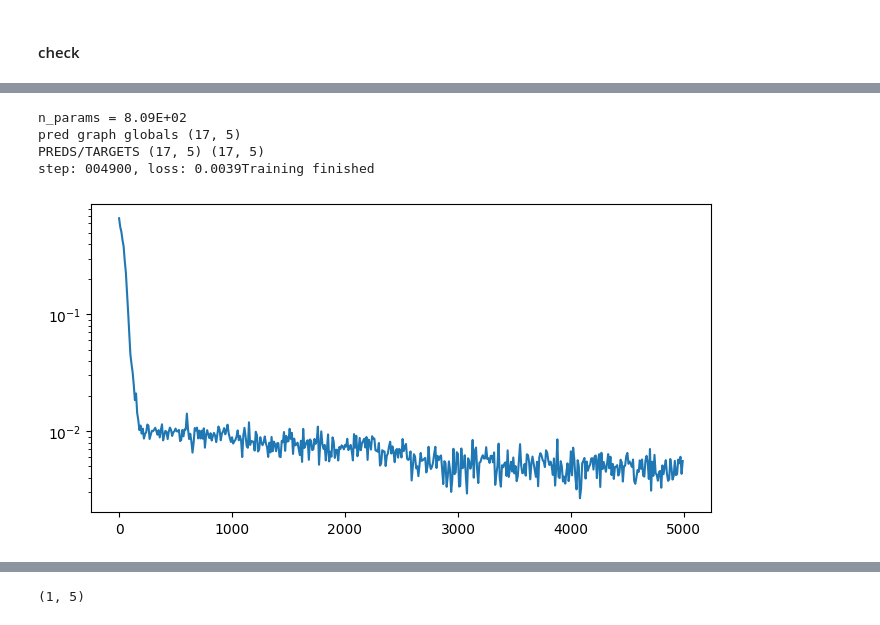
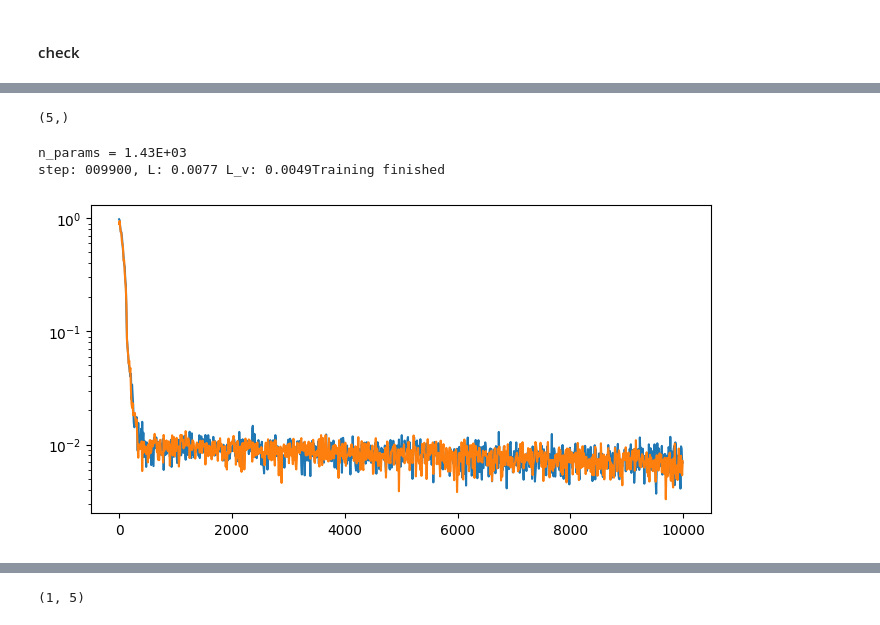
Before and after one commit to homerjed/mnist_graph_net, a Jupyter notebook: gnn_moments.ipynb, the cells around one changed output, grey strips where cells are left out. Drawn from its saved outputs; the diff is of its cells as text; code cells hidden in the pictures.

```diff
--- a/gnn_moments.ipynb
+++ b/gnn_moments.ipynb
@@ -111,14 +110,16 @@ data_dim = np.prod(simulations.shape[1:])
 def make_subgraphs(moments):
     # Vmapping, so this is z-axis
     all_g_z = []
-    for mz in moments:
+    for z, mz in enumerate(moments):
         # print(mz.shape, np.prod(mz.shape))
+        z_ = jnp.asarray([redshifts[z]])
         g_z = jraph.get_fully_connected_graph(
-            node_features=mz.flatten(),
-            n_node_per_graph=np.prod(mz.shape),
+            # Concatenate redshift information to nodes
+            node_features=jnp.concatenate([z_, mz.flatten()]),
+            n_node_per_graph=np.prod(mz.shape) + 1,
             n_graph=1,
             #global_features=parameters, # maybe just parameters for main_graph not subgraphs?
-            add_self_edges=True)
+            add_self_edges=False)
         all_g_z.append(g_z)
     return all_g_z
 
@@ -206,18 +206,21 @@ class LinearResNet(hk.Module):
     self.hidden_sizes = hidden_sizes
     self.activation = activation
     self.activate_final = activate_final
+    self.dropout_rate = 0.1
 
-  def __call__(self, x):
-    # assert x.shape[-1] == self.hidden_size, (
-    #   "Input must be hidden size.")
+  def __call__(self, x, inference=False):
     z = x
     for f in self.hidden_sizes:
       h = self.activation(z)
       h = hk.LayerNorm(**layernorm_kwargs)(h)
       h = hk.Linear(f)(h)
+    #   if not inference:
+    #     h = hk.dropout(hk.next_rng_key(), self.dropout_rate, h)
       h = self.activation(h)
       h = hk.LayerNorm(**layernorm_kwargs)(h)
       h = hk.Linear(f, w_init=jnp.zeros)(h)
+    #   if not inference:
+    #     h = hk.dropout(hk.next_rng_key(), self.dropout_rate, h)
       z = z + h
     return self.activation(z) if self.activate_final else z
 # %% [markdown]
@@ -224,0 +258,20 @@ class LinearResNet(hk.Module):
+# %%
+def net_fn(x, inference=False):
+  net = hk.Sequential([
+    hk.Linear(F),
+    LinearResNet(
+      [F, F, F], activation=jax.nn.tanh)])
+  return net(x)
+
+def get_edge_update_fn(inference):
+    net_fn_ = partial(net_fn, inference=inference)
+    return jraph.concatenated_args(net_fn_)
+
+edge_update_fn_ = get_edge_update_fn(inference=True)
+
+key = jr.PRNGKey(0)
+e = hk.without_apply_rng(hk.transform(edge_update_fn_))
+
+x = jnp.ones((3, 2))
+p = e.init(key, x)
+e.apply(p, x).shape
@@ -477,18 +575,21 @@ before pad (36, 1) (1, 5)
 after pad (8129, 1) (2, 5)
+# %%
+dataset_processed[0]["target"].shape
+# %% [output]
+(5,)
 # %%
-params, losses, accs = train(dataset_processed, num_train_steps=N_STEPS)
+params, train_losses, valid_losses = train(dataset_processed, num_train_steps=N_STEPS)
 # %% [output]
-n_params = 8.09E+02
-pred graph globals (17, 5)
-PREDS/TARGETS (17, 5) (17, 5)
-step: 004900, loss: 0.0039Training finished
+n_params = 1.43E+03
+step: 009900, L: 0.0077 L_v: 0.0049Training finished
 # %%
 fig, ax = plt.subplots(1, 1, dpi=100, figsize=(8.,4.))
 steps = range(0, N_STEPS, 10)
-ax.semilogy(steps, losses[::10])
+ax.semilogy(steps, train_losses[::10])
+ax.semilogy(steps, valid_losses[::10])
 plt.show()
 # %% [output]
-[figure, old version]
+[figure, new version]
 # %%
 graphs = []
 for gl in dataset_processed:
```
Also changed, not shown: parts of 28 cells of this notebook, 17 other files.
